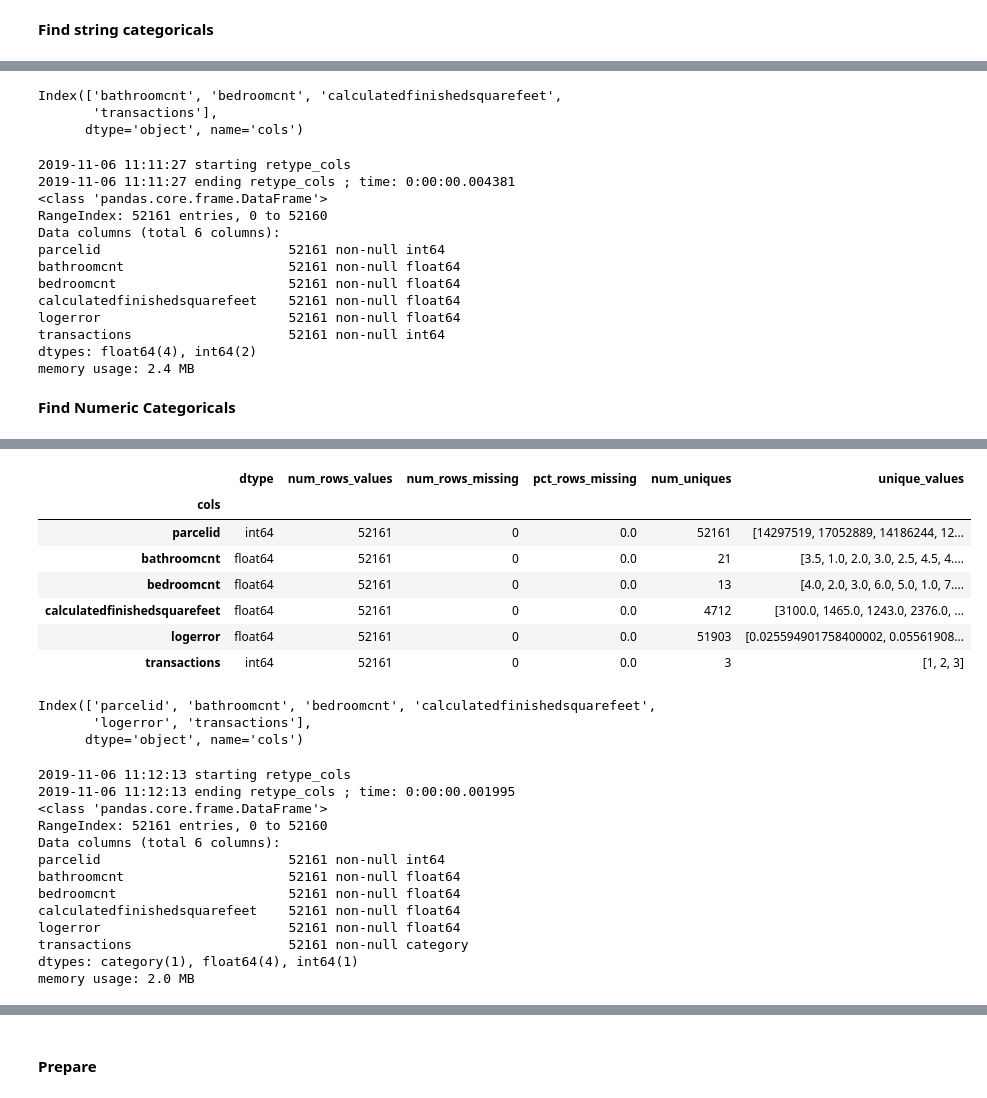
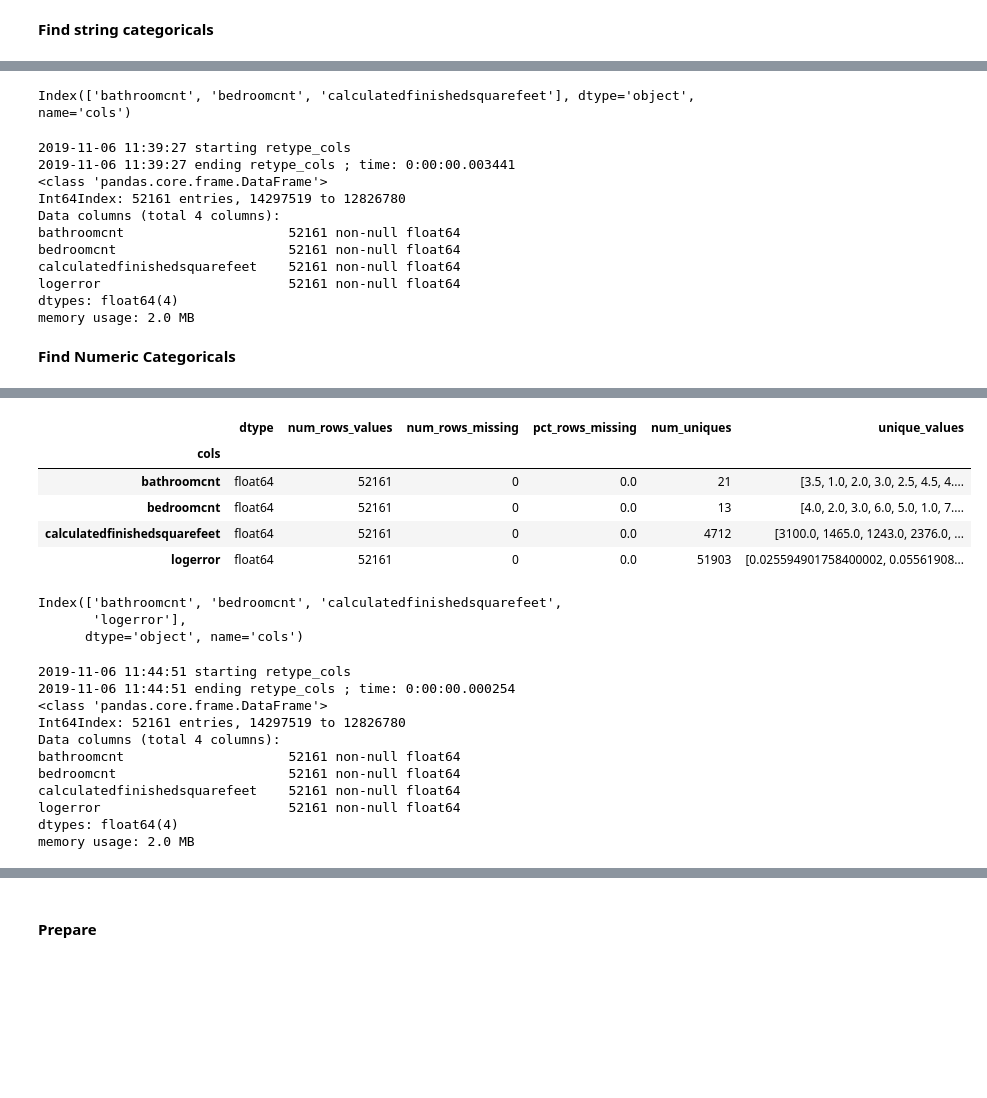
Before and after one commit to BayesEliaSantos/Bayes_P04_Zillow, a Jupyter notebook: kworking.ipynb, the cells around one changed output, grey strips where cells are left out. Saved outputs shown, nothing was run; the diff lists cells and outputs as text; code cells hidden in the pictures; blank space fills up the shorter version.

```diff
--- a/kworking.ipynb
+++ b/kworking.ipynb
@@ -84,4 +84,10 @@ RangeIndex: 52161 entries, 0 to 52160
 2. **Summarize your data (summary stats, info, dtypes, shape, distributions, value_counts, etc.).**
 # %%
 df = dfo.df
+# %%
+dfo.index_columns = 'parcelid'
+# %%
+dfo.y_column = 'logerror'
+# %%
+df = df.set_index(dfo.index_columns)
 # %%
@@ -170,9 +176,7 @@ df_strings
 # %%
 df_strings.index
 # %% [output]
-Index(['bathroomcnt', 'bedroomcnt', 'calculatedfinishedsquarefeet',
-       'transactions'],
-      dtype='object', name='cols')
+Index(['bathroomcnt', 'bedroomcnt', 'calculatedfinishedsquarefeet'], dtype='object', name='cols')
 # %%
 string_categoricals = [
     'airconditioningdesc',
@@ -192,26 +196,25 @@ string_categoricals = [
 df = retype_cols(df, cols=string_categoricals, to_dtype='category')
 df.info()
 # %% [output]
-2019-11-06 11:11:27 starting retype_cols
-2019-11-06 11:11:27 ending retype_cols ; time: 0:00:00.004381
+2019-11-06 11:39:27 starting retype_cols
+2019-11-06 11:39:27 ending retype_cols ; time: 0:00:00.003441
 <class 'pandas.core.frame.DataFrame'>
-RangeIndex: 52161 entries, 0 to 52160
-Data columns (total 6 columns):
-parcelid                        52161 non-null int64
+Int64Index: 52161 entries, 14297519 to 12826780
+Data columns (total 4 columns):
 bathroomcnt                     52161 non-null float64
 bedroomcnt                      52161 non-null float64
 calculatedfinishedsquarefeet    52161 non-null float64
 logerror                        52161 non-null float64
-transactions                    52161 non-null int64
-dtypes: float64(4), int64(2)
-memory usage: 2.4 MB
+dtypes: float64(4)
+memory usage: 2.0 MB
 # %% [markdown]
 **Find Numeric Categoricals**
 # %%
-df_cat_check = get_column_values_stats(
+df_cat_check = prep.get_column_values_stats(
     df,
     get_cols=df.columns[df.dtypes!='category'],
     max_uniques=750000,
+    target_col=dfo.y_column,
     limit_to_max=True
 )
 df_cat_check
@@ -221,16 +224,14 @@ df_cat_check
 |  | dtype | num_rows_values | num_rows_missing | pct_rows_missing | num_uniques | unique_values |
 | cols |  |  |  |  |  |  |
-| parcelid | int64 | 52161 | 0 | 0.0 | 52161 | [14297519, 17052889, 14186244, 12... |
 | bathroomcnt | float64 | 52161 | 0 | 0.0 | 21 | [3.5, 1.0, 2.0, 3.0, 2.5, 4.5, 4.... |
 | bedroomcnt | float64 | 52161 | 0 | 0.0 | 13 | [4.0, 2.0, 3.0, 6.0, 5.0, 1.0, 7.... |
 | calculatedfinishedsquarefeet | float64 | 52161 | 0 | 0.0 | 4712 | [3100.0, 1465.0, 1243.0, 2376.0, ... |
 | logerror | float64 | 52161 | 0 | 0.0 | 51903 | [0.025594901758400002, 0.05561908... |
-| transactions | int64 | 52161 | 0 | 0.0 | 3 | [1, 2, 3] |
 # %%
 df_cat_check.index
 # %% [output]
-Index(['parcelid', 'bathroomcnt', 'bedroomcnt', 'calculatedfinishedsquarefeet',
-       'logerror', 'transactions'],
+Index(['bathroomcnt', 'bedroomcnt', 'calculatedfinishedsquarefeet',
+       'logerror'],
       dtype='object', name='cols')
 # %%
 numeric_categoricals = [
@@ -264,18 +265,16 @@ numeric_categoricals = [
 df = retype_cols(df, cols=numeric_categoricals, to_dtype='category')
 df.info()
 # %% [output]
-2019-11-06 11:12:13 starting retype_cols
-2019-11-06 11:12:13 ending retype_cols ; time: 0:00:00.001995
+2019-11-06 11:44:51 starting retype_cols
+2019-11-06 11:44:51 ending retype_cols ; time: 0:00:00.000254
 <class 'pandas.core.frame.DataFrame'>
-RangeIndex: 52161 entries, 0 to 52160
-Data columns (total 6 columns):
-parcelid                        52161 non-null int64
+Int64Index: 52161 entries, 14297519 to 12826780
+Data columns (total 4 columns):
 bathroomcnt                     52161 non-null float64
 bedroomcnt                      52161 non-null float64
 calculatedfinishedsquarefeet    52161 non-null float64
 logerror                        52161 non-null float64
-transactions                    52161 non-null category
-dtypes: category(1), float64(4), int64(1)
+dtypes: float64(4)
 memory usage: 2.0 MB
 # %%
 nulls_by_row(df)
```
Also changed, not shown: parts of 13 cells of this notebook, 1 other file.
